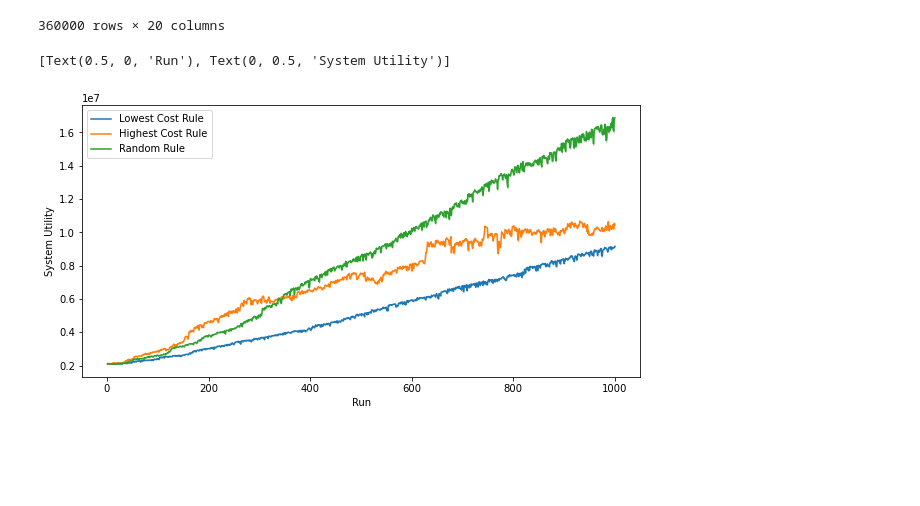
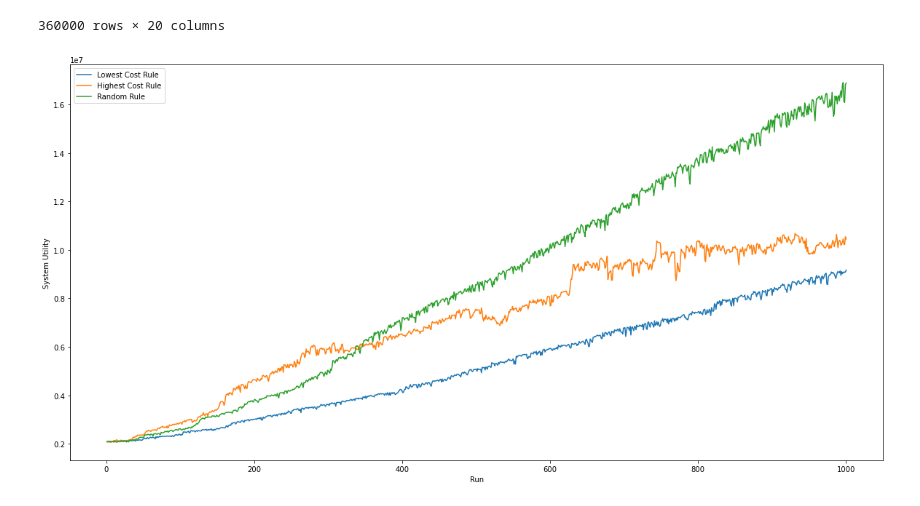
Before and after one commit to Phimanu/MachineLearningControl, a Jupyter notebook: controller/utility_plots.ipynb, the cells around one changed output. Cells and saved outputs as stored; diff of their text form; code cells hidden in the pictures; blank space fills up the shorter version.

Commit message:
Improve plots

```diff
--- a/controller/utility_plots.ipynb
+++ b/controller/utility_plots.ipynb
@@ -26,14 +26,13 @@ low_df
 | 359999 | 1000 | after | mRUBiS #10 | Future Sales Item Filter | 1.193389 | 31107.314245 | _P1QZkO7wEeusWoXAZOWtdQ | 406.0 | 2.0 | ... |
 360000 rows × 20 columns
 # %%
-fig, ax = plt.subplots(figsize=(10,5))
-sns.lineplot(x='run', y='sys_utility', data=low_df, ax=ax, label='Lowest Cost Rule')
-sns.lineplot(x='run', y='sys_utility', data=high_df, ax=ax, label='Highest Cost Rule')
-sns.lineplot(x='run', y='sys_utility', data=random_df, ax=ax, label='Random Rule')
-ax.set(xlabel='Run', ylabel='System Utility')
+fig, ax = plt.subplots(figsize=(20,10))
+sns.lineplot(x='run', y='sys_utility', data=low_df, ax=ax, ci=None, label='Lowest Cost Rule')
+sns.lineplot(x='run', y='sys_utility', data=high_df, ax=ax, ci=None, label='Highest Cost Rule')
+sns.lineplot(x='run', y='sys_utility', data=random_df, ax=ax, ci=None, label='Random Rule')
+ax.set(xlabel='Run', ylabel='System Utility');
 # %% [output]
-[Text(0.5, 0, 'Run'), Text(0, 0.5, 'System Utility')]
-[figure, old version]
+[figure, new version]
 # %%
 for df in [low_df, high_df, random_df]:
     df['shop_utility'] = df.groupby(['run', 'fix_status', 'shop'])['component_utility'].agg('sum').reset_index()['component_utility']
```
Also changed, not shown: parts of 1 cell of this notebook, 1 other file.
